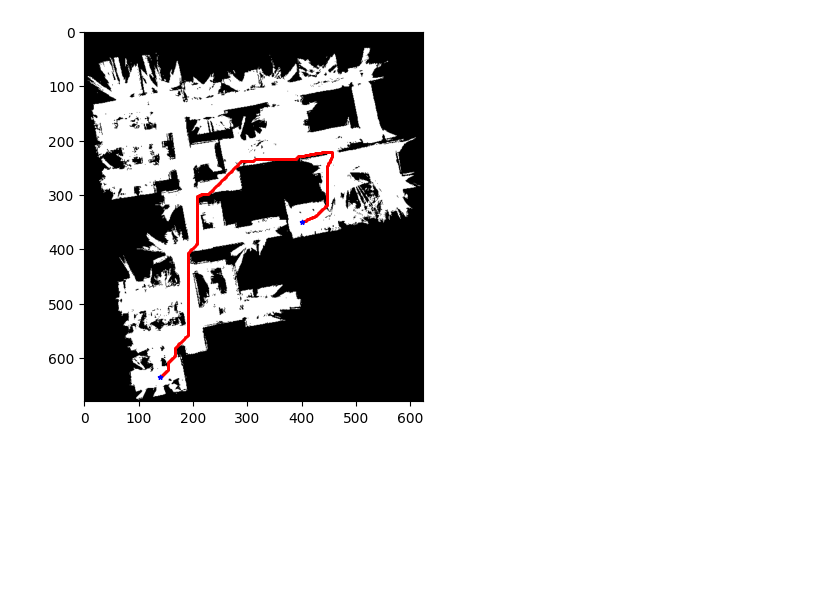
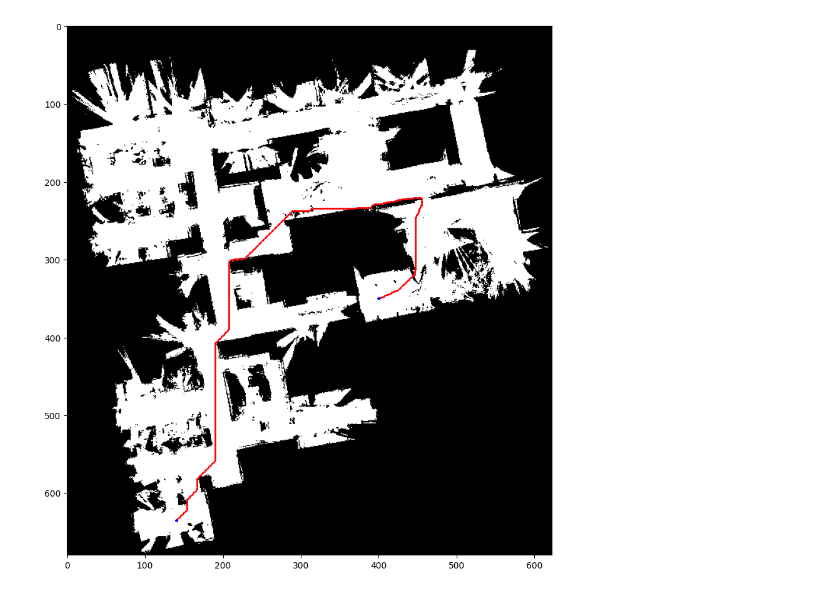
Before and after one commit to nelson-barnett/EECE5550, a Jupyter notebook: HW4/problem1.ipynb, the cells around one changed output. Saved outputs shown, nothing was run; the diff lists cells and outputs as text; code cells hidden in the pictures; blank space fills up the shorter version.

```diff
--- a/HW4/problem1.ipynb
+++ b/HW4/problem1.ipynb
@@ -88,31 +88,32 @@ def a_star_search(V, s, g, N, w, h):
         v = Q.pop_vertex()
         if v == g:
             return RecoverPath(s, g, pred)
 
         for i in N(v, V):
             pvi = CostTo[v] + w(v, i)
             if pvi < CostTo[i]:
                 pred[i] = v
                 CostTo[i] = pvi
                 EstTotalCost[i] = pvi + h(i, g)
                 Q.add_vertex(i, EstTotalCost[i])
 
     return None
 
 
 # Run a*
 occupancy_map_img = Image.open("occupancy_map.png")
 occupancy_grid = (np.asarray(occupancy_map_img) > 0).astype(int)
 
 s = (635, 140)
 g = (350, 400)
 
 shortest_path = a_star_search(occupancy_grid, s, g, N, d, d)
 path_to_scatter = np.asarray(shortest_path)
 
+fig = plt.figure(figsize=(10,12))
 plt.imshow(occupancy_map_img, cmap="gray")
 plt.scatter(path_to_scatter[1:-1,1], path_to_scatter[1:-1,0], c='r', s=1)
 plt.scatter(path_to_scatter[[0,-1],1], path_to_scatter[[0,-1],0], c='b', s=10, marker="*")
 plt.show()
 # %% [output]
-[figure, old version]
+[figure, new version]
```
Also changed, not shown: parts of 1 cell of this notebook.
